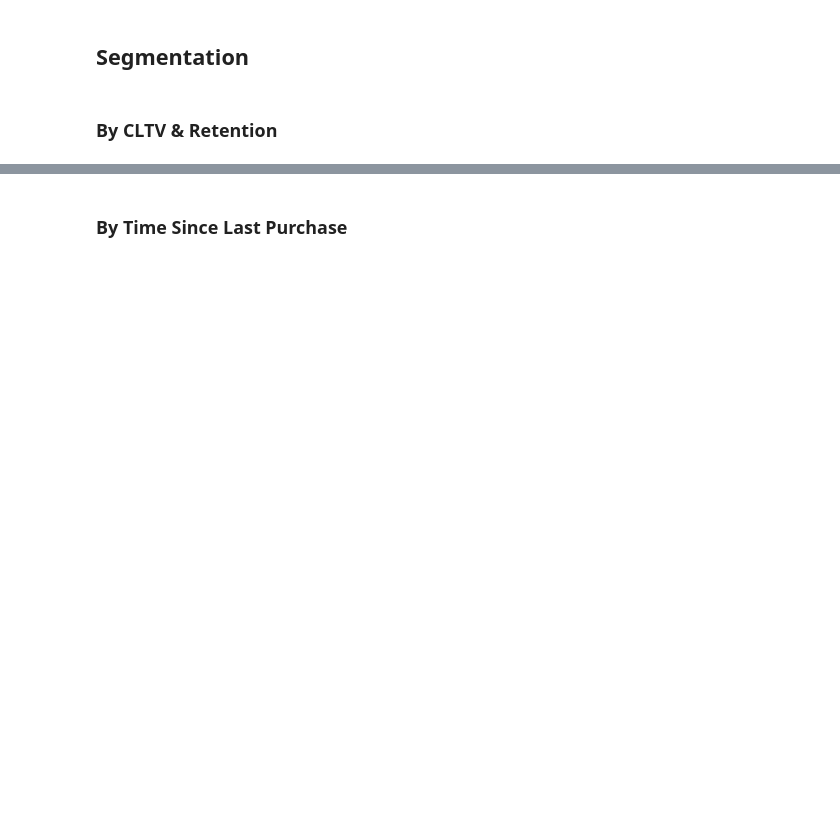
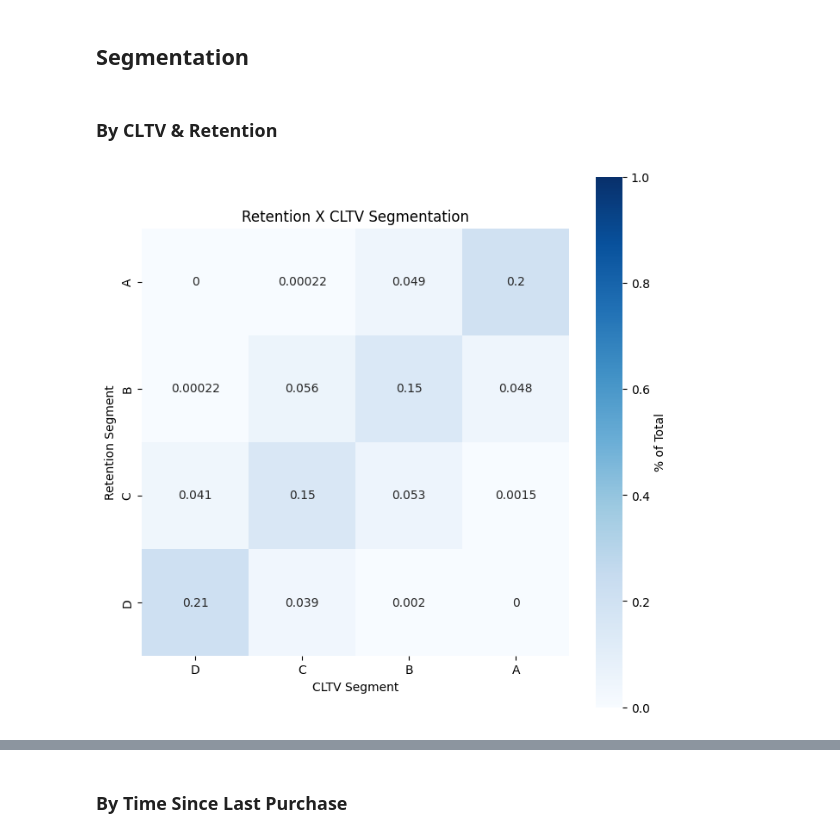
Before and after one commit to a-memme/Customer_Churn_and_CLTV, a Jupyter notebook: CLTV_and_Churn.ipynb, the cells around one changed output, grey strips where cells are left out. Cells and saved outputs as stored; diff of their text form; code cells hidden in the pictures; blank space fills up the shorter version.

```diff
--- a/CLTV_and_Churn.ipynb
+++ b/CLTV_and_Churn.ipynb
@@ -423,4 +426,33 @@ analyze.loc[analyze['churn'] <= 0.1, ['frequency', 'recency', 'T', 'weeksfrom_la
 ## **Segmentation**
 # %% [markdown]
 ### **By CLTV & Retention**
+# %%
+#Segment customers by retention probability
+analyze['retention_segment'] = pd.qcut(analyze['retention'],4,['D','C','B','A'])
+analyze['cltv_segment'] = pd.qcut(analyze['annual_cltv'],4,['D','C','B','A'])
+
+#Visualize retention / cltv relationship via heatmap
+#Group by segements
+heatmap = analyze.groupby(['retention_segment', 'cltv_segment']).size().reset_index(name='counts')
+heatmap['percentage'] = heatmap['counts'] / heatmap['counts'].sum()
+#Pivot table to create a matrix
+matrix = heatmap.pivot('retention_segment', 'cltv_segment', 'percentage').sort_values(by=['retention_segment'], ascending=False)
+
+#Visualize via heatmap
+plt.figure(figsize=(8,8))
+sns.heatmap(matrix,
+    cmap="Blues",
+    annot=True,
+    vmin=0,
+    vmax=1,
+    square = True,
+    cbar_kws={'label':'% of Total'})
+
+plt.title('Retention X CLTV Segmentation')
+plt.xlabel('CLTV Segment')
+plt.ylabel('Retention Segment')
+
+plt.show()
+# %% [output]
+[figure, added]
 # %%
```
Also changed, not shown: parts of 28 cells of this notebook.
